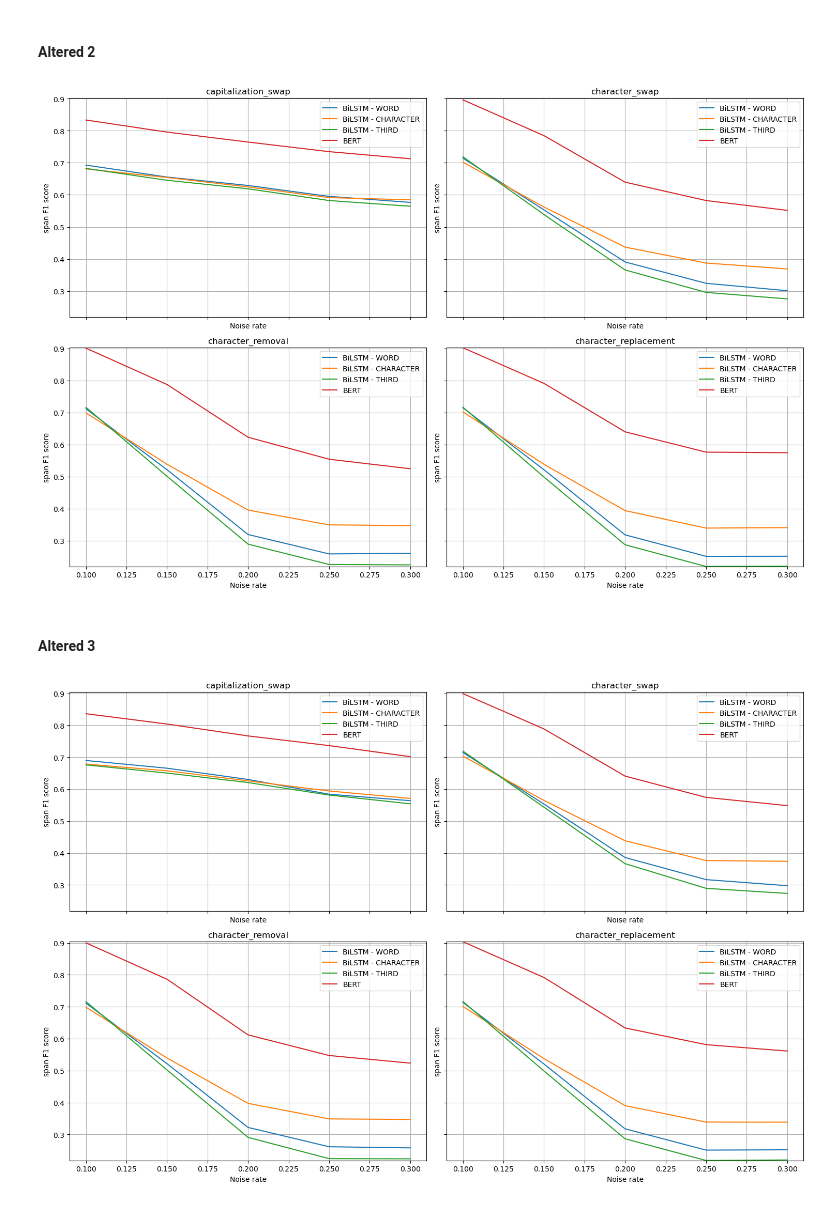
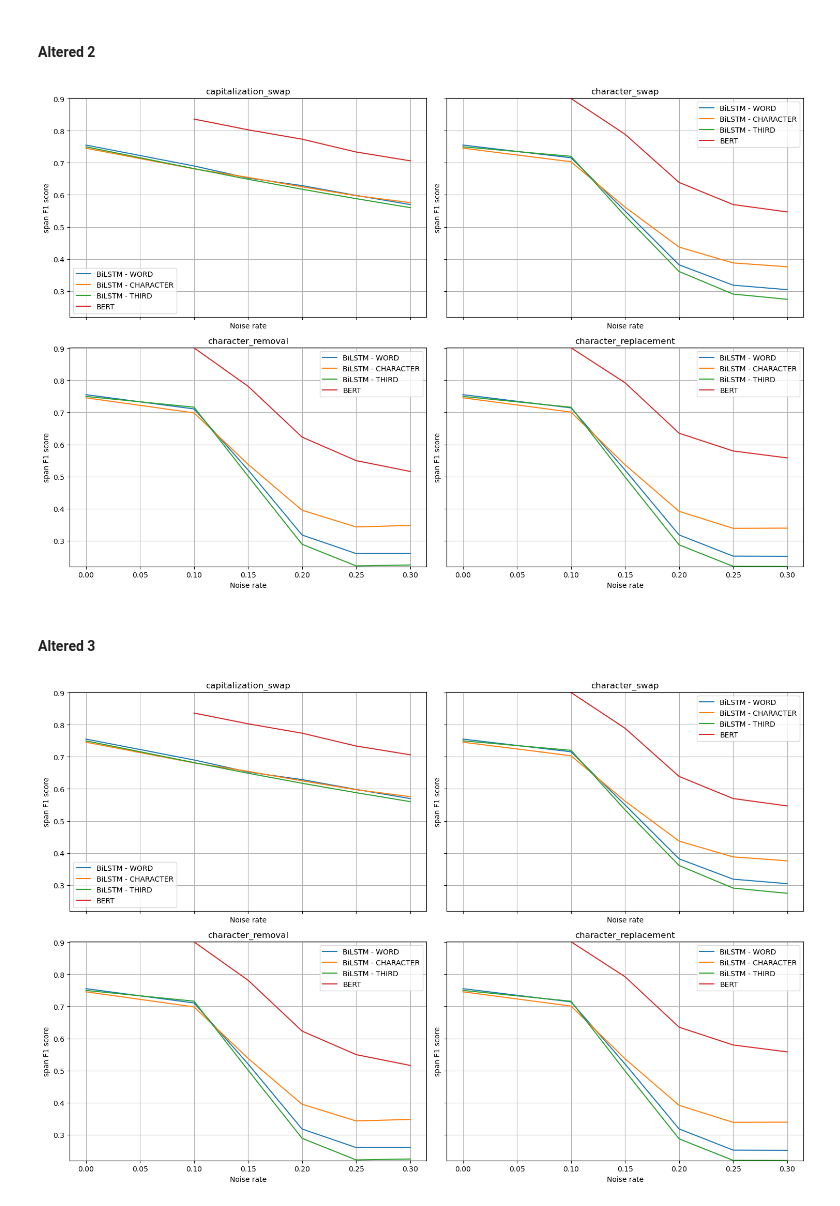
Before and after one commit to florentinafabregas/NLP, a Jupyter notebook: comparison.ipynb, the cells around one changed output. Drawn from its saved outputs; the diff is of its cells as text; code cells hidden in the pictures.

```diff
--- a/comparison.ipynb
+++ b/comparison.ipynb
@@ -7,10 +40,10 @@ df_char = pd.read_csv("out/df_noise_char4.csv")
 # %%
 # Get unique noise types
-noise_types = df_word['Noise Type'].unique()
+noise_types = df_word['Type'].unique()
 
 # Get the range for the y-axis
-y_min = min(df_word['F1 Score'].min(), df_char['F1 Score'].min())
-y_max = max(df_word['F1 Score'].max(), df_char['F1 Score'].max())
+y_min = min(df_word['F1 Score'].min(), df_char['F1 Score'].min(), df_random['F1 Score'].min(), df_bert['F1 Score'].min())  # Include BERT
+y_max = max(df_word['F1 Score'].max(), df_char['F1 Score'].max(), df_random['F1 Score'].max(), df_bert['F1 Score'].max())  # Include BERT
 
 # Create subplots
 fig, axs = plt.subplots(2, 2, figsize=(15, 10), sharex=True, sharey=True)
@@ -20,12 +53,16 @@ axs = axs.flatten()
 
 for i, noise_type in enumerate(noise_types):
     # Filter data for the current noise type
-    df_model1_filtered = df_word[df_word['Noise Type'] == noise_type]
+    df_model1_filtered = df_word[df_word['Type'] == noise_type]
     df_model2_filtered = df_char[df_char['Type'] == noise_type]
+    df_model3_filtered = df_random[df_random['Type'] == noise_type]
+    df_model4_filtered = df_bert[df_bert['Type'] == noise_type]  # Filter BERT data
 
     # Plotting
-    axs[i].plot(df_model1_filtered['Noise Rate'], df_model1_filtered['F1 Score'], label='BiLSTM - WORD')
-    axs[i].plot(df_model2_filtered['Rate'], df_model2_filtered['F1 Score'], label='BiLSTM - CHARACTER')
+    axs[i].plot(df_model1_filtered['Rate'], df_model1_filtered['F1 Score'], label='BiLSTM - GloVe')
+    axs[i].plot(df_model2_filtered['Rate'], df_model2_filtered['F1 Score'], label='BiLSTM - GloVe + Character')
+    axs[i].plot(df_model3_filtered['Rate'], df_model3_filtered['F1 Score'], label='BiLSTM - Random + Character')
+    axs[i].plot(df_model4_filtered['Rate'], df_model4_filtered['F1 Score'], label='BERT')
     axs[i].set_title(noise_type)
     axs[i].set_xlabel('Noise rate')
     axs[i].set_ylabel('span F1 score')
@@ -38,5 +75,6 @@ for j in range(len(noise_types), 4):
     axs[j].axis('off')
 
 plt.tight_layout()
+plt.savefig("out/performance_drop.png")
 plt.show()
 # %% [output]
@@ -177,33 +82,28 @@ plt.show()
 # %% [markdown]
 #### Altered 2
 # %%
-df_word = pd.read_csv("out/df_altered_2_word.csv")
-df_char = pd.read_csv("out/df_altered_2_char.csv")
-df_random = pd.read_csv("out/df_altered_2_random.csv")
-df_bert = pd.read_csv("out/df_altered_2_bert.csv")  # Add this line to read BERT data
-
 # Get unique noise types
-noise_types = df_word['Noise Type'].unique()
+noise_types = df_word['Type'].unique()
 
 # Get the range for the y-axis
 y_min = min(df_word['F1 Score'].min(), df_char['F1 Score'].min(), df_random['F1 Score'].min(), df_bert['F1 Score'].min())  # Include BERT
 y_max = max(df_word['F1 Score'].max(), df_char['F1 Score'].max(), df_random['F1 Score'].max(), df_bert['F1 Score'].max())  # Include BERT
 
 # Create subplots
-fig, axs = plt.subplots(2, 2, figsize=(15, 10), sharex=True, sharey=True)
+fig, axs = plt.subplots(2, 2, figsize=(15,10), sharex=True, sharey=True)
 
 # Flatten the axs array for easy indexing
 axs = axs.flatten()
 
 for i, noise_type in enumerate(noise_types):
     # Filter data for the current noise type
-    df_model1_filtered = df_word[df_word['Noise Type'] == noise_type]
+    df_model1_filtered = df_word[df_word['Type'] == noise_type]
     df_model2_filtered = df_char[df_char['Type'] == noise_type]
     df_model3_filtered = df_random[df_random['Type'] == noise_type]
     df_model4_filtered = df_bert[df_bert['Type'] == noise_type]  # Filter BERT data
 
     # Plotting
-    axs[i].plot(df_model1_filtered['Noise Rate'], df_model1_filtered['F1 Score'], label='BiLSTM - WORD')
+    axs[i].plot(df_model1_filtered['Rate'], df_model1_filtered['F1 Score'], label='BiLSTM - WORD')
     axs[i].plot(df_model2_filtered['Rate'], df_model2_filtered['F1 Score'], label='BiLSTM - CHARACTER')
     axs[i].plot(df_model3_filtered['Rate'], df_model3_filtered['F1 Score'], label='BiLSTM - THIRD')
     axs[i].plot(df_model4_filtered['Rate'], df_model4_filtered['F1 Score'], label='BERT')  # Add BERT plot
@@ -221,21 +121,12 @@ for j in range(len(noise_types), 4):
 plt.tight_layout()
 plt.show()
 # %% [output]
-[figure, old version]
+[figure, new version]
 # %% [markdown]
 #### Altered 3
 # %%
-import pandas as pd
-import matplotlib.pyplot as plt
-
-# Read data from CSV files
-df_word = pd.read_csv("out/df_altered_3_word.csv")
-df_char = pd.read_csv("out/df_altered_3_char.csv")
-df_random = pd.read_csv("out/df_altered_3_random.csv")
-df_bert = pd.read_csv("out/df_altered_3_bert.csv")  # Add this line to read BERT data
-
 # Get unique noise types
-noise_types = df_word['Noise Type'].unique()
+noise_types = df_word['Type'].unique()
 
 # Get the range for the y-axis
 y_min = min(df_word['F1 Score'].min(), df_char['F1 Score'].min(), df_random['F1 Score'].min(), df_bert['F1 Score'].min())  # Include BERT
@@ -244,33 +135,33 @@ y_max = max(df_word['F1 Score'].max(), df_char['F1 Score'].max(), df_random['F1
 # Create subplots
 fig, axs = plt.subplots(2, 2, figsize=(15, 10), sharex=True, sharey=True)
 
 # Flatten the axs array for easy indexing
 axs = axs.flatten()
 
 for i, noise_type in enumerate(noise_types):
     # Filter data for the current noise type
-    df_model1_filtered = df_word[df_word['Noise Type'] == noise_type]
+    df_model1_filtered = df_word[df_word['Type'] == noise_type]
     df_model2_filtered = df_char[df_char['Type'] == noise_type]
     df_model3_filtered = df_random[df_random['Type'] == noise_type]
     df_model4_filtered = df_bert[df_bert['Type'] == noise_type]  # Filter BERT data
 
     # Plotting
-    axs[i].plot(df_model1_filtered['Noise Rate'], df_model1_filtered['F1 Score'], label='BiLSTM - WORD')
+    axs[i].plot(df_model1_filtered['Rate'], df_model1_filtered['F1 Score'], label='BiLSTM - WORD')
     axs[i].plot(df_model2_filtered['Rate'], df_model2_filtered['F1 Score'], label='BiLSTM - CHARACTER')
     axs[i].plot(df_model3_filtered['Rate'], df_model3_filtered['F1 Score'], label='BiLSTM - THIRD')
     axs[i].plot(df_model4_filtered['Rate'], df_model4_filtered['F1 Score'], label='BERT')  # Add BERT plot
     axs[i].set_title(noise_type)
     axs[i].set_xlabel('Noise rate')
     axs[i].set_ylabel('span F1 score')
     axs[i].set_ylim(y_min, y_max)  # Set the same y-range for all subplots
     axs[i].legend()
     axs[i].grid(True)
 
 # Hide the unused subplots
 for j in range(len(noise_types), 4):
     axs[j].axis('off')
 
 plt.tight_layout()
 plt.show()
 # %% [output]
-[figure, old version]
+[figure, new version]
```
Also changed, not shown: parts of 10 cells of this notebook, 4 other files.
